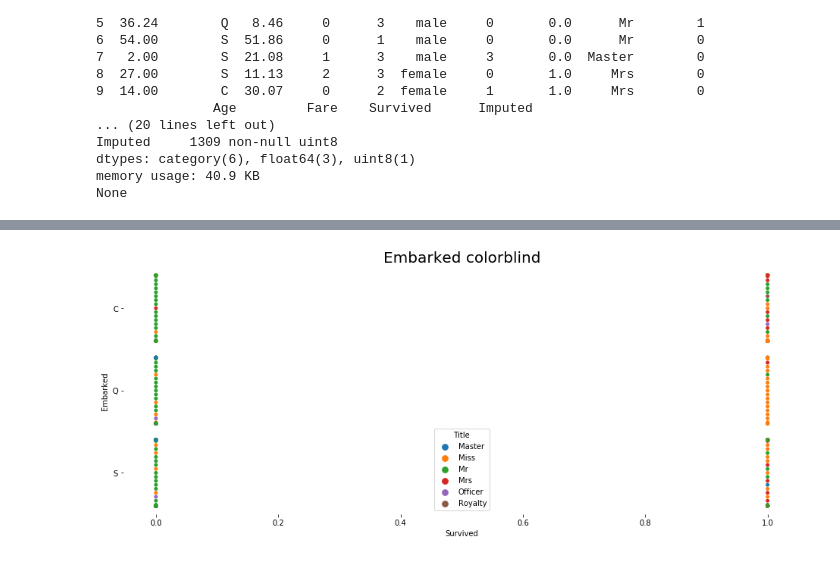
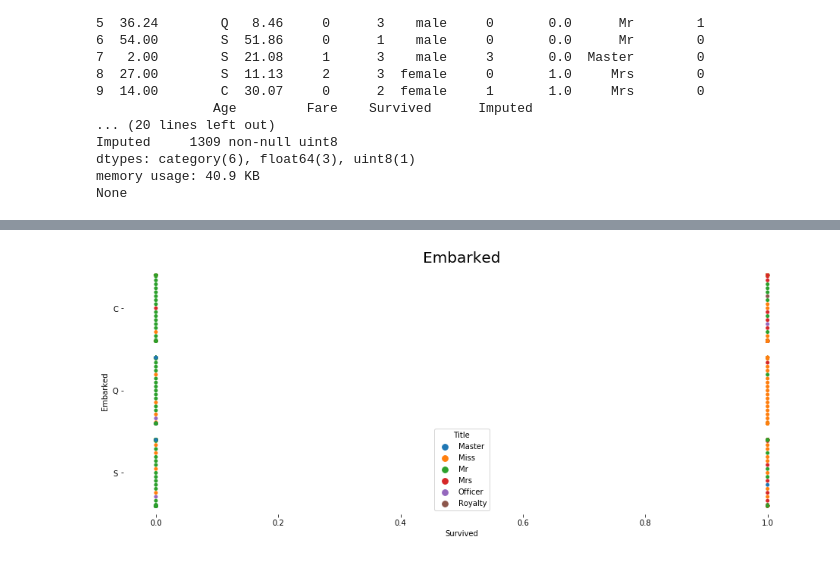
Before and after one commit to M-e-r-c-u-r-y/Machine-Learning, a Jupyter notebook: Titanic Kaggle Visualization.ipynb, the cells around one changed output, grey strips where cells are left out. Cells and saved outputs as stored; diff of their text form; code cells hidden in the pictures.

```diff
--- a/Titanic Kaggle Visualization.ipynb
+++ b/Titanic Kaggle Visualization.ipynb
@@ -171,7 +171,7 @@ for column in columns:
     palette = random.choice(palettes)
     if column not in ['Age', 'Survived']:
         ax = sns.swarmplot(x=column, y="Age", data=df)# hue='Survived', palette=palette)
-        ax.set_title(column + ' ' + palette, fontsize=20)
+        ax.set_title(column, fontsize=20)
         sns.despine(bottom=True, left=True)
         plt.show()
 # %% [output]
@@ -190,7 +190,7 @@ for column in columns:
     palette = random.choice(palettes)
     if column not in ['Survived', 'Title']:
         ax = sns.swarmplot(data=df, x='Survived', y=column, hue='Title')
-        ax.set_title(column + ' ' + palette, fontsize=20)
+        ax.set_title(column, fontsize=20)
         sns.despine(bottom=True, left=True)
         plt.show()
 # %% [output]
@@ -198 +198 @@ for column in columns:
-[figure, old version]
+[figure, new version]
```
Also changed, not shown: parts of 8 cells of this notebook.
